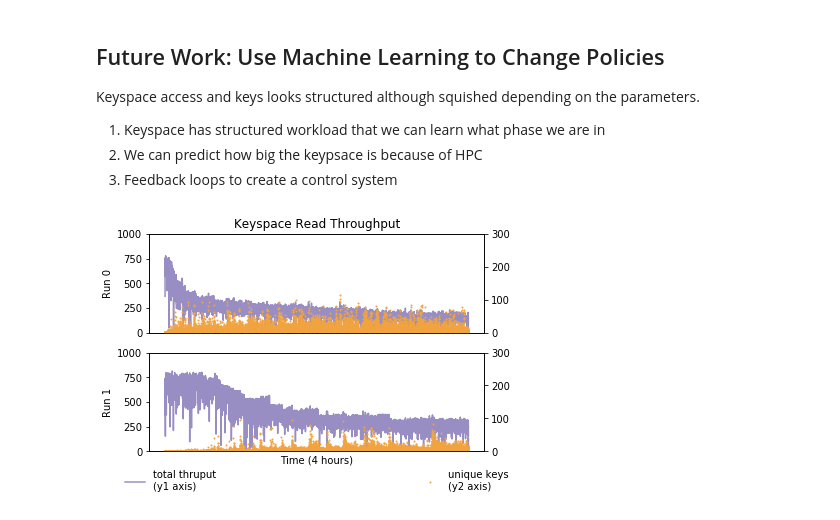
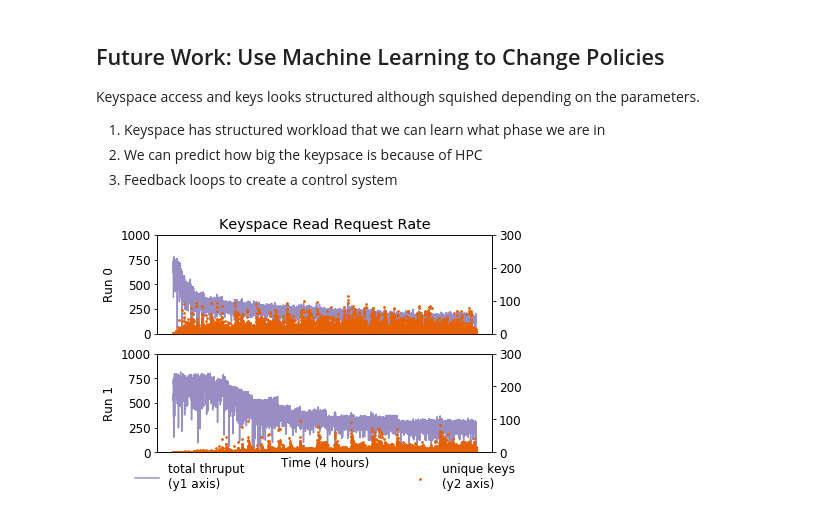
Before and after one commit to michaelsevilla/parsplice-popper, a Jupyter notebook: viz/viz-paper.ipynb, the cells around one changed output. Cells and saved outputs as stored; diff of their text form; code cells hidden in the pictures.

```diff
--- a/viz/viz-paper.ipynb
+++ b/viz/viz-paper.ipynb
@@ -208,8 +202,8 @@ def plot_keyspace(ax, dfs, key, shift=0, nkeys=50, color="", label=""):
 fig, ax = plt.subplots(1, 1)
 ax2 = ax.twinx()
 for op in ["DBMemoryGet"]:
-    plot_keyspace(ax, dfs, ("4 Node, 1M", op, "4"), shift=0.25, color='blue', label="1M (y1)")
-    plot_keyspace(ax2, dfs, ("4 Node, 100K", op, "4"), shift=-0.25, color='orange', label="100K (y2)")
+    plot_keyspace(ax, dfs, ("4 Node, 1M", op, "4"), shift=0.25, color='#e66101', label="1M (y1)")
+    plot_keyspace(ax2, dfs, ("4 Node, 100K", op, "4"), shift=-0.25, color='#5e3c99', label="100K (y2)")
 ax.legend(loc="upper left")
 ax.set_ylim(0, 120*1000)
 ax.set_yticklabels(['{:3.0f}K'.format(x/1000) for x in ax.get_yticks()])
@@ -535,36 +767,36 @@ def plot_uniquekeys_per_ts(ax, dfs, key_tuple, ylim=800, shift=0):
     df_u = df.drop_duplicates()                    # only find unique keys by dropping duplicates
     df_u = df_u.groupby('ts').size().reset_index() # for each time stamp, count the unique
     df_u.columns=['ts', 'count']
 
     ax.plot(df_t['ts'], df_t['count'], label="total thruput\n(y1 axis)", color='#998ec3')
     ax2 = ax.twinx()
-    ax2.scatter(df_u['ts'], df_u['count'], color='#f1a340', s=1, label="unique keys\n(y2 axis)")
+    ax2.scatter(df_u['ts'], df_u['count'], color='#e66101', s=3, label="unique keys\n(y2 axis)")
     ax.set_ylim(0, 2000)
     ax2.set_ylim(0, 300)
     return ax2
 
 fig, ax = plt.subplots(2, 1)#, figsize=(20, 4))
 #fig.subplots_adjust(hspace=.5)
 plot_uniquekeys_per_ts(ax[0], dfs, ("4 Node, 100K", "DBMemoryGet", "4"))
 ax2 = plot_uniquekeys_per_ts(ax[1], dfs, ("4 Node, 1M", "DBMemoryGet", "4"))
 #plot_uniquekeys_per_ts(ax[2], dfs, ("1 Node, 1M", "DBMemoryGet", "4"))
 
 ax[0].set_xlabel("")
 for i in range(0, len(ax)):
     ax[i].set_xticklabels([])
     ax[i].set_xticks([])
     ax[i].set_ylim(0, 1000)
 ax[1].set_xlabel("Time (4 hours)")
 ax[1].legend(bbox_to_anchor=(-0.1, -0.5), loc='lower left', frameon=False)
 ax2.legend(bbox_to_anchor=(1.1, -0.5), loc='lower right', frameon=False)
-ax[0].set_title("Keyspace Read Throughput")
+ax[0].set_title("Keyspace Read Request Rate")
 ax[0].set_ylabel("Run 0")
 ax[1].set_ylabel("Run 1")
 #ax[2].set_ylabel("1N, 1M")
 
 fig.savefig("../paper/figures/motivation-regimes.png", bbox_inches='tight', dpi=400)
 # %% [output]
-[figure, old version]
+[figure, new version]
 # %%
 from mpl_toolkits.axes_grid1.inset_locator import zoomed_inset_axes
 from mpl_toolkits.axes_grid1.inset_locator import mark_inset
```
Also changed, not shown: parts of 7 cells of this notebook, 21 other files.
